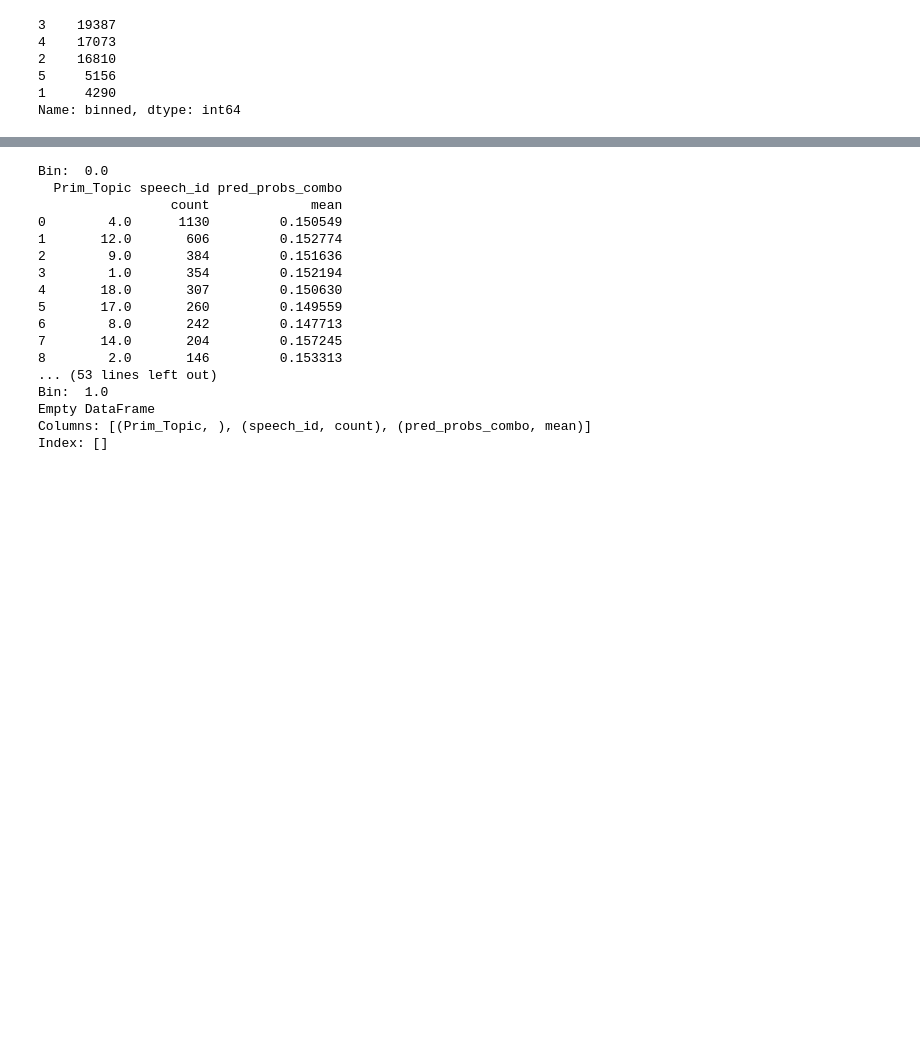
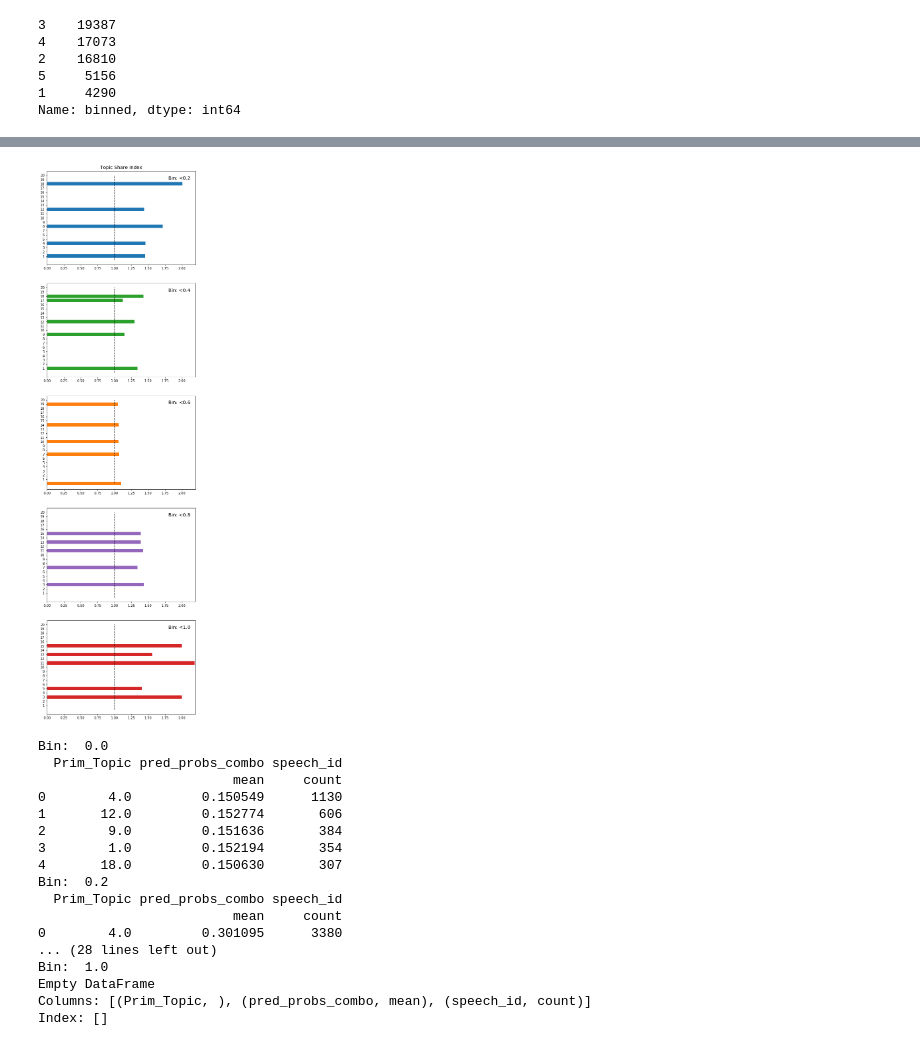
Before and after one commit to YuliaZamriy/W266-Final-Project, a Jupyter notebook: LDA/LDA-Classification-gender-test.ipynb, the cells around one changed output, grey strips where cells are left out. Cells and saved outputs as stored; diff of their text form; code cells hidden in the pictures; blank space fills up the shorter version.

Commit message:
added a plot to LDA

```diff
--- a/LDA/LDA-Classification-gender-test.ipynb
+++ b/LDA/LDA-Classification-gender-test.ipynb
@@ -182,0 +196,5 @@ Name: binned, dtype: int64
+# %%
+prob_by_bin = final_df[['binned', 'pred_probs_combo']].groupby('binned').max()
+prob_by_bin.reset_index(inplace=True)
+prob_by_bin.columns = ['Bin', 'bin_max_prob']
+prob_by_bin.head()
@@ -182,0 +208,4 @@ Name: binned, dtype: int64
+# %%
+cnt_by_bin = final_df[['binned', 'speech_id']].groupby(['binned']).count().reset_index()
+cnt_by_bin.columns = ['Bin', 'Speech_cnt_bin']
+cnt_by_bin.head()
@@ -182,0 +219,8 @@ Name: binned, dtype: int64
+# %%
+cnt_by_bin_topic = final_df[['Prim_Topic', 'binned', 'speech_id']].groupby(['binned', 'Prim_Topic']).count().reset_index()
+cnt_by_bin_topic.columns = ['Bin', 'Prim_Topic', 'Speech_cnt_bin_topic']
+cnt_by_bin_topic = cnt_by_bin_topic.merge(cnt_by_bin, on='Bin')
+cnt_by_bin_topic['topic_bin_share'] = cnt_by_bin_topic.Speech_cnt_bin_topic / cnt_by_bin_topic.Speech_cnt_bin
+cnt_by_bin_topic = cnt_by_bin_topic.merge(topic_share, on='Prim_Topic').merge(prob_by_bin, on='Bin')
+cnt_by_bin_topic['topic_share_index'] = cnt_by_bin_topic.topic_bin_share / cnt_by_bin_topic.topic_share
+cnt_by_bin_topic.head()
@@ -182,0 +234,6 @@ Name: binned, dtype: int64
+# %%
+for b in range(1,len(bins)+1):
+    temp = cnt_by_bin_topic[cnt_by_bin_topic['Bin']==b]
+    temp = temp.sort_values(by='topic_share_index', ascending=False)
+    temp = temp[['bin_max_prob', 'Prim_Topic', 'topic_share_index']]
+    print(temp.head())
@@ -183,3 +261,22 @@ Name: binned, dtype: int64
+# %%
+fig, axes = plt.subplots(nrows=len(bins)-1, figsize=(8, 30))
+# fig.subplots_adjust(top=0.95, bottom=0.01, left=0.2, right=0.99)
+# fig.suptitle('Topic Share Index', fontsize=14)
+axes[0].set_title('Topic Share Index', fontsize=14)
+colors = ['tab:blue', 'tab:green', 'tab:orange', 'tab:purple', 'tab:red']
+
+for ax, b in zip(axes, range(len(bins)-1)):
+    temp = cnt_by_bin_topic[cnt_by_bin_topic['Bin']==b+1]
+    temp = temp.sort_values(by='topic_share_index', ascending=False)
+    temp = temp[['bin_max_prob', 'Prim_Topic', 'topic_share_index']]
+    temp = temp.head()
+    ax.text(1.8, 19, "Bin: <"+str(round(max(temp.bin_max_prob),2)), fontsize=14)
+    ax.barh(temp.Prim_Topic, temp.topic_share_index, align='center', color=colors[b])
+    ax.vlines(x=1,ymin=0,ymax=20, linestyles='dashed')
+    ax.set_xlim(0,2.2)
+    ax.set_yticks(range(1,21))
+# %% [output]
+[figure, added]
 # %%
 for b in range(1,len(bins)+1):
     temp = final_df[final_df['binned']==b]
@@ -189,22 +286,22 @@ for b in range(1,len(bins)+1):
                 .sort_values(by=('speech_id', 'count'), ascending=False)\
                 .reset_index()
     print("Bin: ", bins[b-1])
-    print(temp.head(10))
+    print(temp.head(5))
 # %% [output]
 Bin:  0.0
-  Prim_Topic speech_id pred_probs_combo
-                 count             mean
-0        4.0      1130         0.150549
-1       12.0       606         0.152774
-2        9.0       384         0.151636
-3        1.0       354         0.152194
-4       18.0       307         0.150630
-5       17.0       260         0.149559
-6        8.0       242         0.147713
-7       14.0       204         0.157245
-8        2.0       146         0.153313
-... (53 lines left out)
+  Prim_Topic pred_probs_combo speech_id
+                         mean     count
+0        4.0         0.150549      1130
+1       12.0         0.152774       606
+2        9.0         0.151636       384
+3        1.0         0.152194       354
+4       18.0         0.150630       307
+Bin:  0.2
+  Prim_Topic pred_probs_combo speech_id
+                         mean     count
+0        4.0         0.301095      3380
+... (28 lines left out)
 Bin:  1.0
 Empty DataFrame
-Columns: [(Prim_Topic, ), (speech_id, count), (pred_probs_combo, mean)]
+Columns: [(Prim_Topic, ), (pred_probs_combo, mean), (speech_id, count)]
 Index: []
```
Also changed, not shown: parts of 11 cells of this notebook, 1 other file.
